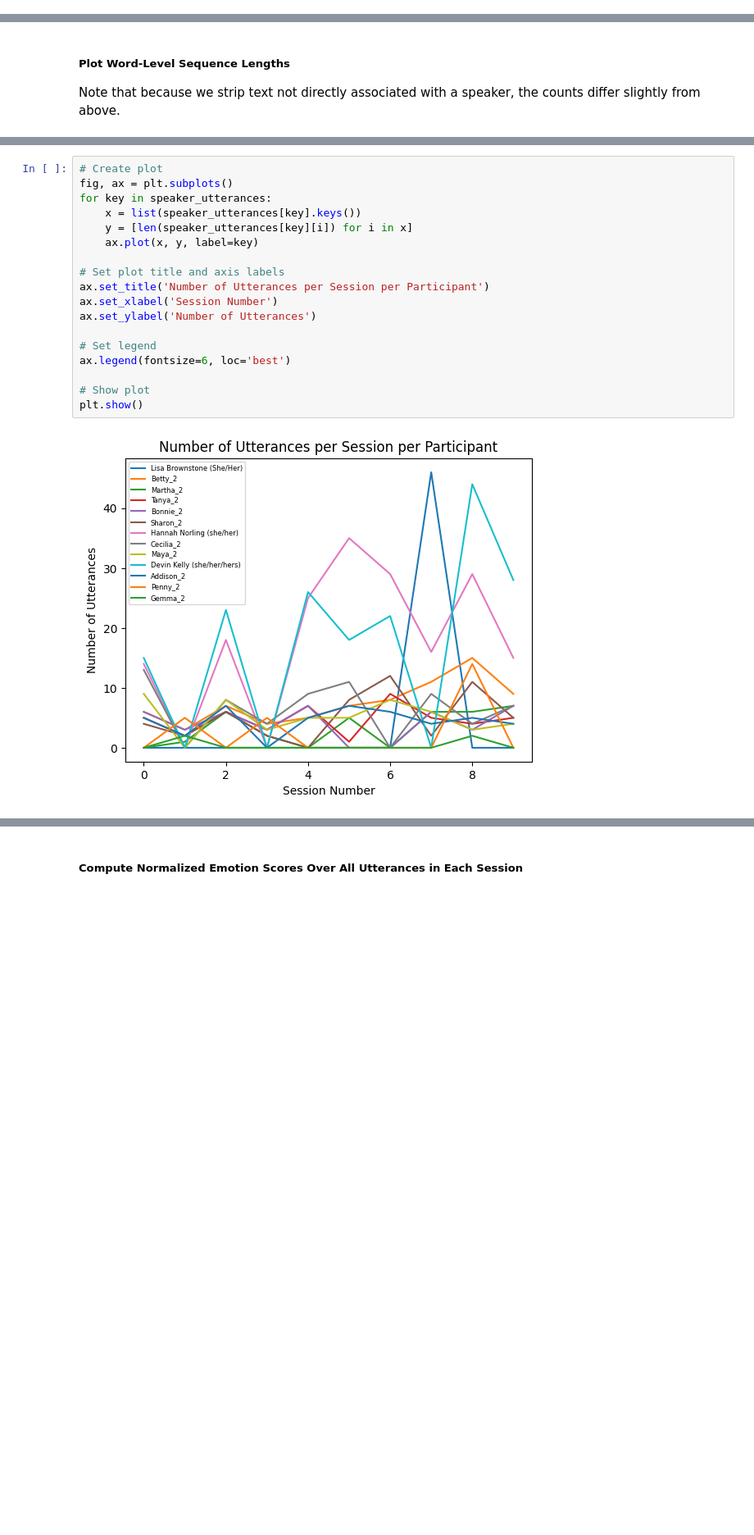
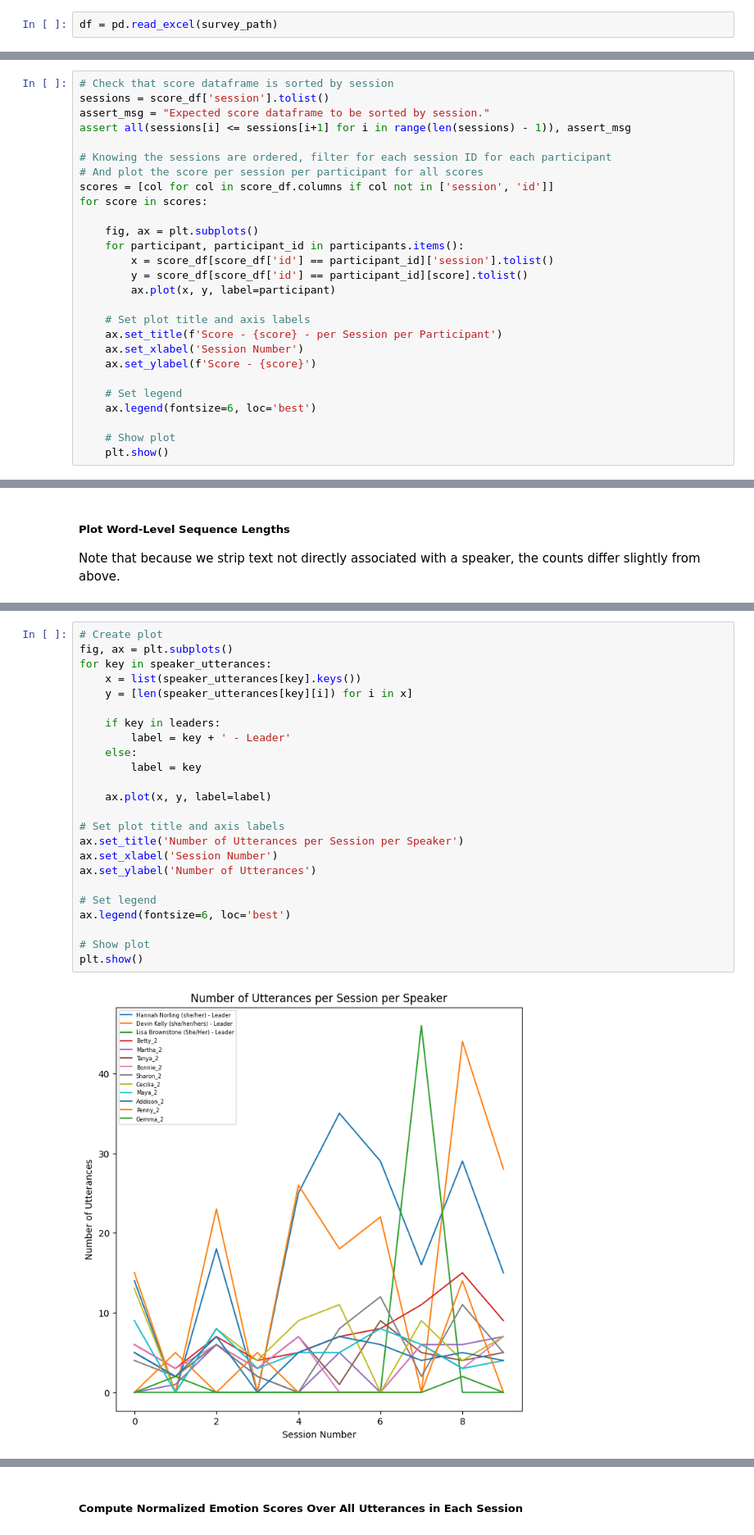
Before and after one commit to jstremme/nlp4psychotherapy, a Jupyter notebook: transcript_eda.ipynb, the cells around one changed output, grey strips where cells are left out. Shown at 82% size. Saved outputs shown, nothing was run; the diff lists cells and outputs as text; blank space fills up the shorter version.

```diff
--- a/transcript_eda.ipynb
+++ b/transcript_eda.ipynb
@@ -78,0 +96,2 @@ emotions = [
+# %%
+df = pd.read_excel(survey_path)
@@ -78,0 +123,27 @@ emotions = [
+# %%
+# Check that score dataframe is sorted by session
+sessions = score_df['session'].tolist()
+assert_msg = "Expected score dataframe to be sorted by session."
+assert all(sessions[i] <= sessions[i+1] for i in range(len(sessions) - 1)), assert_msg
+
+# Knowing the sessions are ordered, filter for each session ID for each participant
+# And plot the score per session per participant for all scores
+scores = [col for col in score_df.columns if col not in ['session', 'id']]
+for score in scores:
+
+    fig, ax = plt.subplots()
+    for participant, participant_id in participants.items():
+        x = score_df[score_df['id'] == participant_id]['session'].tolist()
+        y = score_df[score_df['id'] == participant_id][score].tolist()
+        ax.plot(x, y, label=participant)
+
+    # Set plot title and axis labels
+    ax.set_title(f'Score - {score} - per Session per Participant')
+    ax.set_xlabel('Session Number')
+    ax.set_ylabel(f'Score - {score}')
+
+    # Set legend
+    ax.legend(fontsize=6, loc='best')
+
+    # Show plot
+    plt.show()
@@ -312,21 +407,27 @@ plt.show()
 # %%
 # Create plot
 fig, ax = plt.subplots()
 for key in speaker_utterances:
     x = list(speaker_utterances[key].keys())
     y = [len(speaker_utterances[key][i]) for i in x]
-    ax.plot(x, y, label=key)
+
+    if key in leaders:
+        label = key + ' - Leader'
+    else:
+        label = key
+
+    ax.plot(x, y, label=label)
 
 # Set plot title and axis labels
-ax.set_title('Number of Utterances per Session per Participant')
+ax.set_title('Number of Utterances per Session per Speaker')
 ax.set_xlabel('Session Number')
 ax.set_ylabel('Number of Utterances')
 
 # Set legend
 ax.legend(fontsize=6, loc='best')
 
 # Show plot
 plt.show()
 # %% [output]
-[figure, old version]
+[figure, new version]
 # %% [markdown]
```
Also changed, not shown: parts of 22 cells of this notebook, 1 other file.
